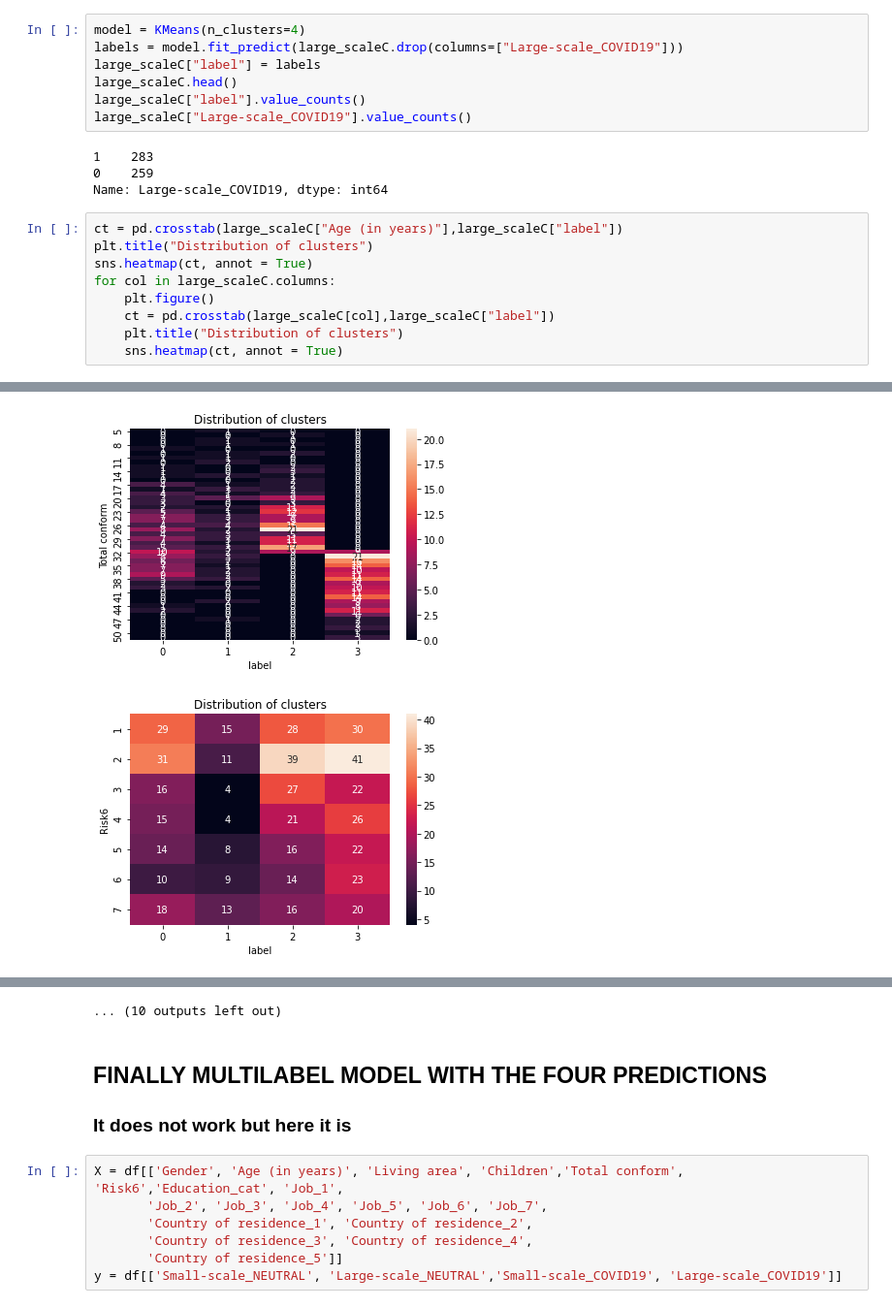
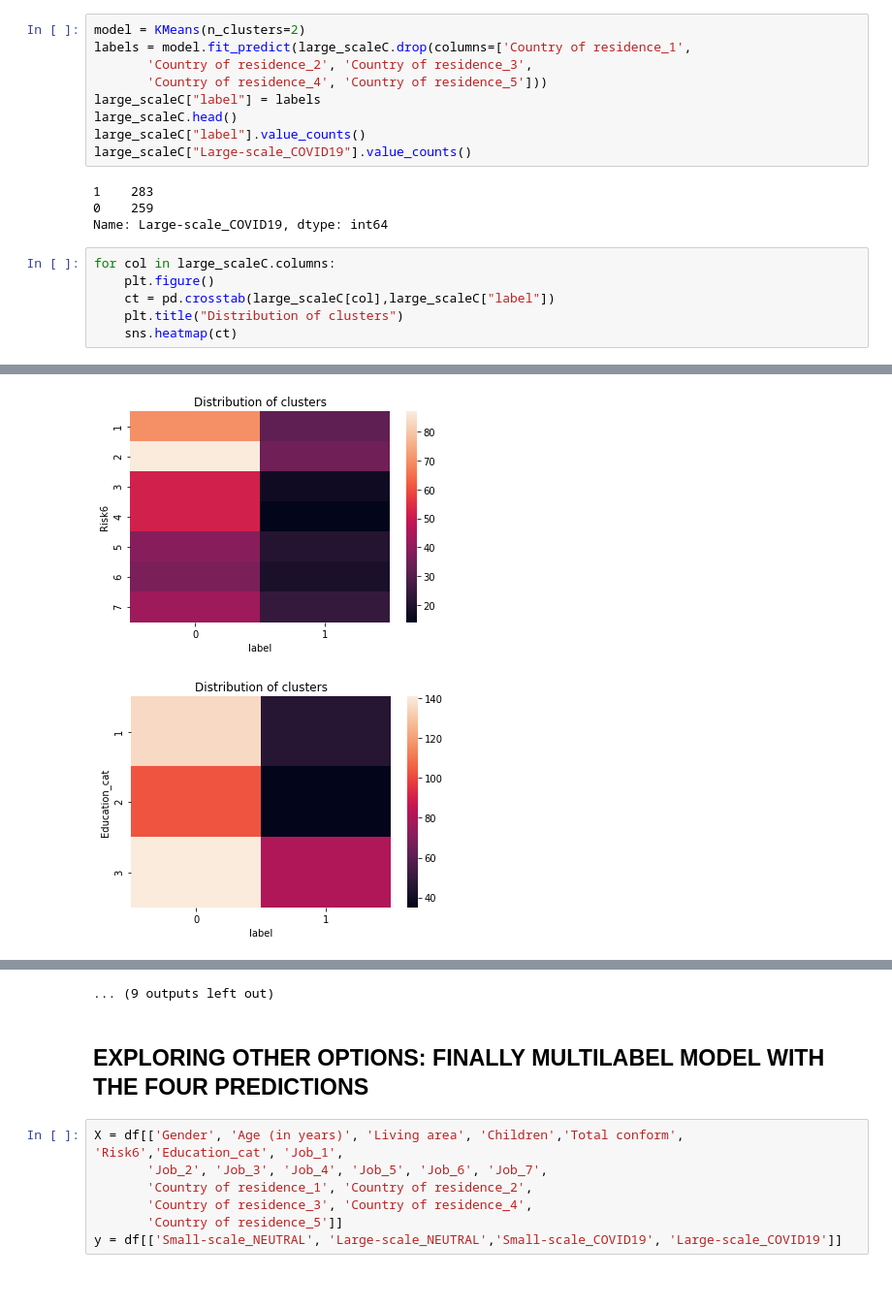
Before and after one commit to Nereland/Decision_Making_during_Covid19, a Jupyter notebook: SUMMARY_MACHINE LEARNING_ SML, UML and MULT-ILABEL to Predict Individualistic and Collectivistic Orientations during COVID-19-Copy1.ipynb, the cells around one changed output, grey strips where cells are left out. Shown at 97% size. Cells and saved outputs as stored; diff of their text form; blank space fills up the shorter version.

```diff
--- a/SUMMARY_MACHINE LEARNING_ SML, UML and MULT-ILABEL to Predict Individualistic and Collectivistic Orientations during COVID-19-Copy1.ipynb
+++ b/SUMMARY_MACHINE LEARNING_ SML, UML and MULT-ILABEL to Predict Individualistic and Collectivistic Orientations during COVID-19-Copy1.ipynb
@@ -315,6 +311,8 @@ large_scaleC["Large-scale_COVID19"] = large_scaleC["Large-scale_COVID19"].apply(
 # %%
-model = KMeans(n_clusters=4)
-labels = model.fit_predict(large_scaleC.drop(columns=["Large-scale_COVID19"]))
+model = KMeans(n_clusters=2)
+labels = model.fit_predict(large_scaleC.drop(columns=['Country of residence_1',
+       'Country of residence_2', 'Country of residence_3',
+       'Country of residence_4', 'Country of residence_5']))
 large_scaleC["label"] = labels
 large_scaleC.head()
 large_scaleC["label"].value_counts()
@@ -324,12 +322,9 @@ large_scaleC["Large-scale_COVID19"].value_counts()
 0    259
 Name: Large-scale_COVID19, dtype: int64
 # %%
-ct = pd.crosstab(large_scaleC["Age (in years)"],large_scaleC["label"])
-plt.title("Distribution of clusters")
-sns.heatmap(ct, annot = True)
 for col in large_scaleC.columns:
     plt.figure()
     ct = pd.crosstab(large_scaleC[col],large_scaleC["label"])
     plt.title("Distribution of clusters")
-    sns.heatmap(ct, annot = True)
+    sns.heatmap(ct)
 # %% [output]
@@ -341,2 +336,2 @@ for col in large_scaleC.columns:
-[figure, old version]
+[figure, new version]
-[figure, old version]
+[figure, new version]
@@ -348,7 +343,6 @@ for col in large_scaleC.columns:
-... (10 outputs left out)
+... (9 outputs left out)
 # %% [markdown]
-## FINALLY MULTILABEL MODEL WITH THE FOUR PREDICTIONS
-### It does not work but here it is
+## EXPLORING OTHER OPTIONS: FINALLY MULTILABEL MODEL WITH THE FOUR PREDICTIONS
 # %%
 X = df[['Gender', 'Age (in years)', 'Living area', 'Children','Total conform', 'Risk6','Education_cat', 'Job_1',
        'Job_2', 'Job_3', 'Job_4', 'Job_5', 'Job_6', 'Job_7',
```
Also changed, not shown: parts of 36 cells of this notebook, 6 other files.
